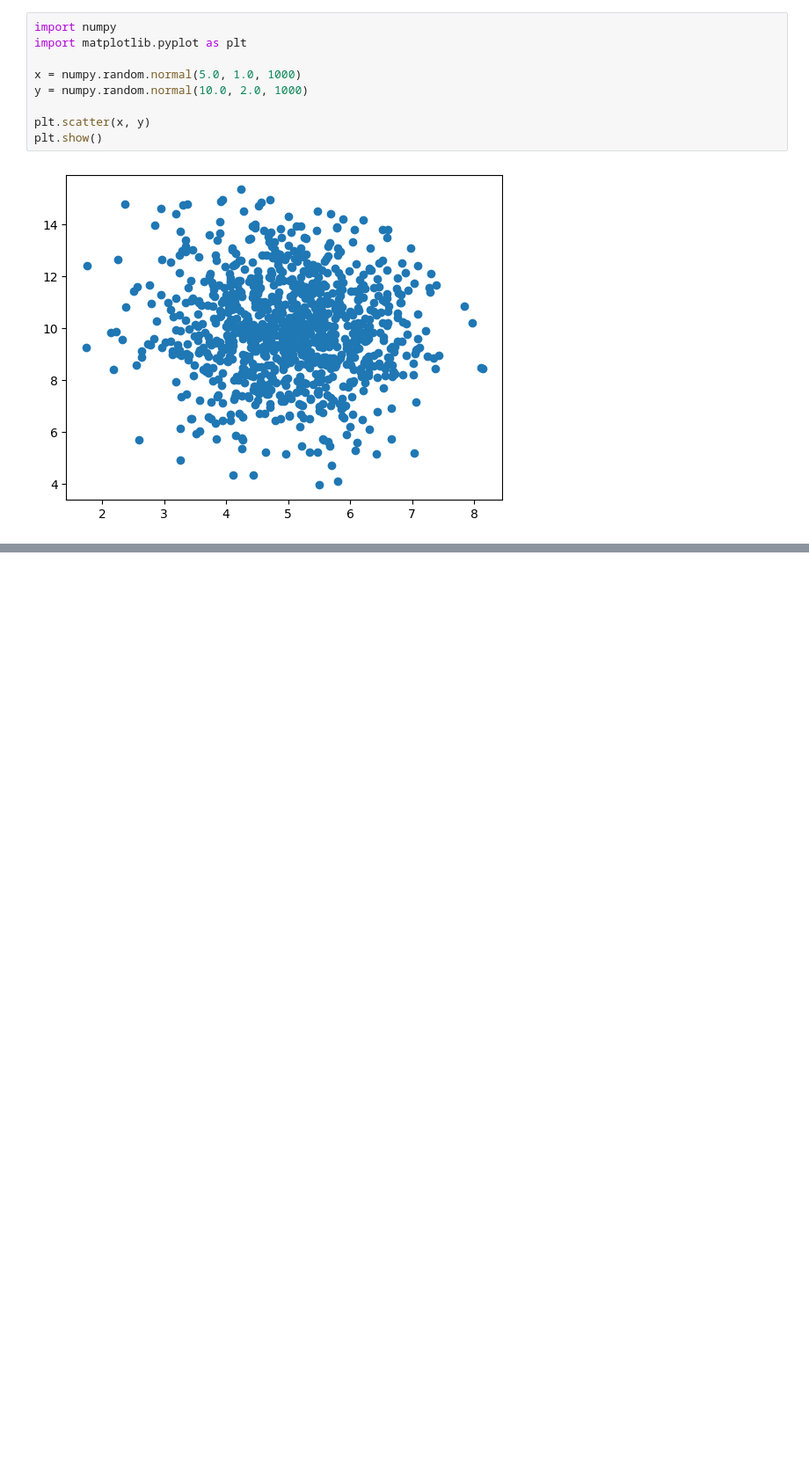
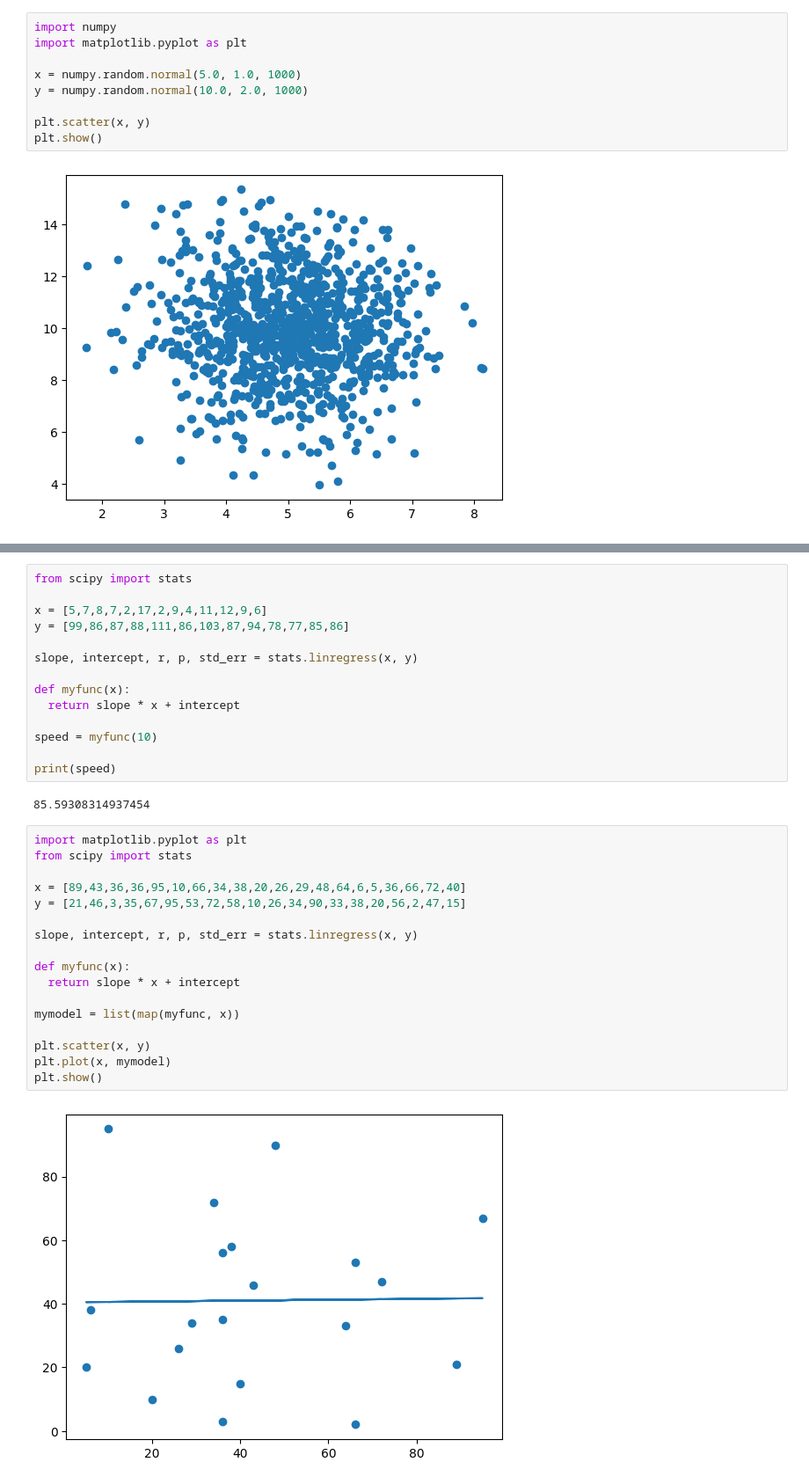
Before and after one commit to joeljacson/Keggle, a Jupyter notebook: ML_Algorithms_.ipynb, the cells around one changed output, grey strips where cells are left out. Shown: that part at 88% size. Saved outputs shown, nothing was run; the diff lists cells and outputs as text; blank space fills up the shorter version.

```diff
--- a/ML_Algorithms_.ipynb
+++ b/ML_Algorithms_.ipynb
@@ -249,0 +260,35 @@ plt.show()
+# %%
+from scipy import stats
+
+x = [5,7,8,7,2,17,2,9,4,11,12,9,6]
+y = [99,86,87,88,111,86,103,87,94,78,77,85,86]
+
+slope, intercept, r, p, std_err = stats.linregress(x, y)
+
+def myfunc(x):
+  return slope * x + intercept
+
+speed = myfunc(10)
+
+print(speed)
+# %% [output]
+85.59308314937454
+# %%
+import matplotlib.pyplot as plt
+from scipy import stats
+
+x = [89,43,36,36,95,10,66,34,38,20,26,29,48,64,6,5,36,66,72,40]
+y = [21,46,3,35,67,95,53,72,58,10,26,34,90,33,38,20,56,2,47,15]
+
+slope, intercept, r, p, std_err = stats.linregress(x, y)
+
+def myfunc(x):
+  return slope * x + intercept
+
+mymodel = list(map(myfunc, x))
+
+plt.scatter(x, y)
+plt.plot(x, mymodel)
+plt.show()
+# %% [output]
+[figure, added]
```
Also changed, not shown: parts of 56 cells of this notebook.
